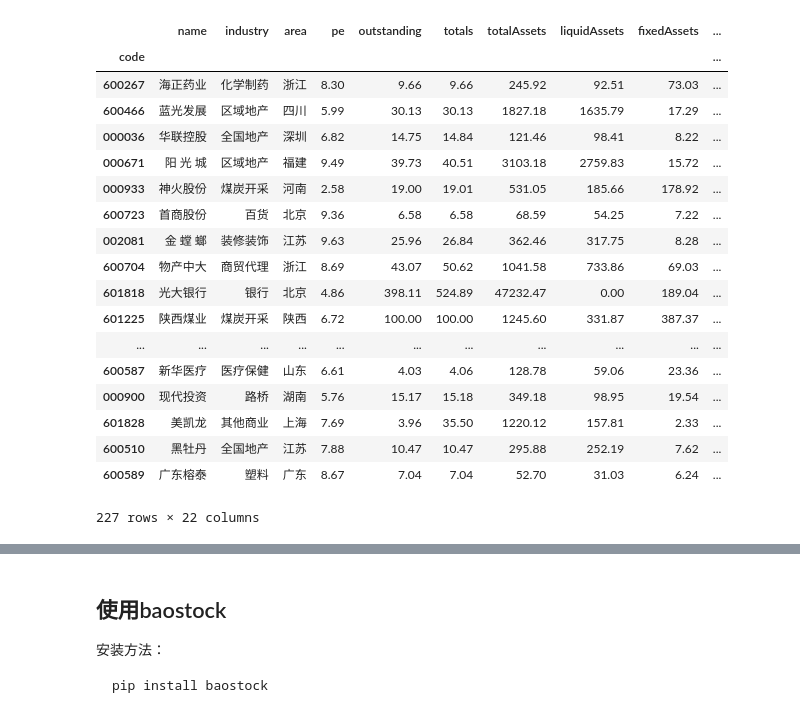
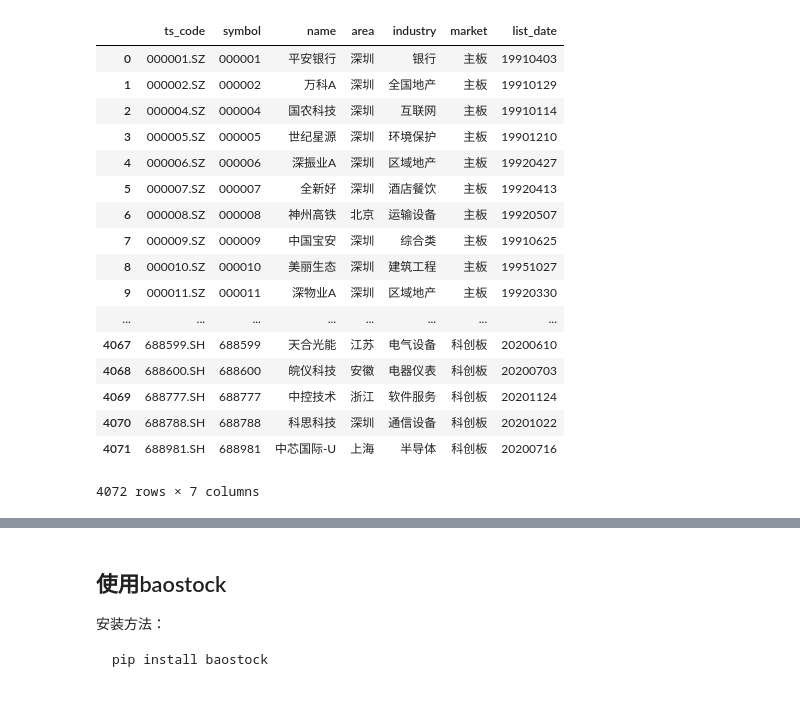
Before and after one commit to 404563471/trainning-code, a Jupyter notebook: project/stock/stacks.ipynb, the cells around one changed output, grey strips where cells are left out. Drawn from its saved outputs; the diff is of its cells as text; code cells hidden in the pictures.

```diff
--- a/project/stock/stacks.ipynb
+++ b/project/stock/stacks.ipynb
@@ -3,13 +3,32 @@ import tushare as ts
 pro = ts.pro_api("f2a48d997b84ad2e7229b3ac03f462a3e220ef5ab611e0cdebfd365b")
 # %%
 #基本面数据
-basic=ts.get_stock_basics()
-
+basic=pro.stock_basic()
+basic
 #ST股票代码对应表
-st=ts.get_st_classified()
+#st=pro.st_classified()
 
 #创业板股票列表
-gem=ts.get_gem_classified()
+#gem=ts.get_gem_classified()
+# %% [output]
+|  | ts_code | symbol | name | area | industry | market | list_date |
+| 0 | 000001.SZ | 000001 | 平安银行 | 深圳 | 银行 | 主板 | 19910403 |
+| 1 | 000002.SZ | 000002 | 万科A | 深圳 | 全国地产 | 主板 | 19910129 |
+| 2 | 000004.SZ | 000004 | 国农科技 | 深圳 | 互联网 | 主板 | 19910114 |
+| 3 | 000005.SZ | 000005 | 世纪星源 | 深圳 | 环境保护 | 主板 | 19901210 |
+| 4 | 000006.SZ | 000006 | 深振业A | 深圳 | 区域地产 | 主板 | 19920427 |
+| 5 | 000007.SZ | 000007 | 全新好 | 深圳 | 酒店餐饮 | 主板 | 19920413 |
+| 6 | 000008.SZ | 000008 | 神州高铁 | 北京 | 运输设备 | 主板 | 19920507 |
+| 7 | 000009.SZ | 000009 | 中国宝安 | 深圳 | 综合类 | 主板 | 19910625 |
+| 8 | 000010.SZ | 000010 | 美丽生态 | 深圳 | 建筑工程 | 主板 | 19951027 |
+| 9 | 000011.SZ | 000011 | 深物业A | 深圳 | 区域地产 | 主板 | 19920330 |
+| ... | ... | ... | ... | ... | ... | ... | ... |
+| 4067 | 688599.SH | 688599 | 天合光能 | 江苏 | 电气设备 | 科创板 | 20200610 |
+| 4068 | 688600.SH | 688600 | 皖仪科技 | 安徽 | 电器仪表 | 科创板 | 20200703 |
+| 4069 | 688777.SH | 688777 | 中控技术 | 浙江 | 软件服务 | 科创板 | 20201124 |
+| 4070 | 688788.SH | 688788 | 科思科技 | 深圳 | 通信设备 | 科创板 | 20201022 |
+| 4071 | 688981.SH | 688981 | 中芯国际-U | 上海 | 半导体 | 科创板 | 20200716 |
+4072 rows × 7 columns
 # %%
 filter_st=[x for x in basic.index if x not in st.code.tolist()+gem.code.tolist()]
 # %%
@@ -19,25 +38,5 @@ pe_pd_basic=filter_basic[(filter_basic["pe"]<10) & (filter_basic["pe"]>0) & (fil
 # %%
 pe_pd_basic.loc["601398",]
 pe_pd_basic
-# %% [output]
-|  | name | industry | area | pe | outstanding | totals | totalAssets | liquidAssets | fixedAssets | ... |
-| code |  |  |  |  |  |  |  |  |  | ... |
-| 600267 | 海正药业 | 化学制药 | 浙江 | 8.30 | 9.66 | 9.66 | 245.92 | 92.51 | 73.03 | ... |
-| 600466 | 蓝光发展 | 区域地产 | 四川 | 5.99 | 30.13 | 30.13 | 1827.18 | 1635.79 | 17.29 | ... |
-| 000036 | 华联控股 | 全国地产 | 深圳 | 6.82 | 14.75 | 14.84 | 121.46 | 98.41 | 8.22 | ... |
-| 000671 | 阳 光 城 | 区域地产 | 福建 | 9.49 | 39.73 | 40.51 | 3103.18 | 2759.83 | 15.72 | ... |
-| 000933 | 神火股份 | 煤炭开采 | 河南 | 2.58 | 19.00 | 19.01 | 531.05 | 185.66 | 178.92 | ... |
-| 600723 | 首商股份 | 百货 | 北京 | 9.36 | 6.58 | 6.58 | 68.59 | 54.25 | 7.22 | ... |
-| 002081 | 金 螳 螂 | 装修装饰 | 江苏 | 9.63 | 25.96 | 26.84 | 362.46 | 317.75 | 8.28 | ... |
-| 600704 | 物产中大 | 商贸代理 | 浙江 | 8.69 | 43.07 | 50.62 | 1041.58 | 733.86 | 69.03 | ... |
-| 601818 | 光大银行 | 银行 | 北京 | 4.86 | 398.11 | 524.89 | 47232.47 | 0.00 | 189.04 | ... |
-| 601225 | 陕西煤业 | 煤炭开采 | 陕西 | 6.72 | 100.00 | 100.00 | 1245.60 | 331.87 | 387.37 | ... |
-| ... | ... | ... | ... | ... | ... | ... | ... | ... | ... | ... |
-| 600587 | 新华医疗 | 医疗保健 | 山东 | 6.61 | 4.03 | 4.06 | 128.78 | 59.06 | 23.36 | ... |
-| 000900 | 现代投资 | 路桥 | 湖南 | 5.76 | 15.17 | 15.18 | 349.18 | 98.95 | 19.54 | ... |
-| 601828 | 美凯龙 | 其他商业 | 上海 | 7.69 | 3.96 | 35.50 | 1220.12 | 157.81 | 2.33 | ... |
-| 600510 | 黑牡丹 | 全国地产 | 江苏 | 7.88 | 10.47 | 10.47 | 295.88 | 252.19 | 7.62 | ... |
-| 600589 | 广东榕泰 | 塑料 | 广东 | 8.67 | 7.04 | 7.04 | 52.70 | 31.03 | 6.24 | ... |
-227 rows × 22 columns
 # %%
 pe_pd_basic.to_csv("~/selected_stack.csv", encoding="utf-8_sig")
```
Also changed, not shown: parts of 6 cells of this notebook, 3 other files.
